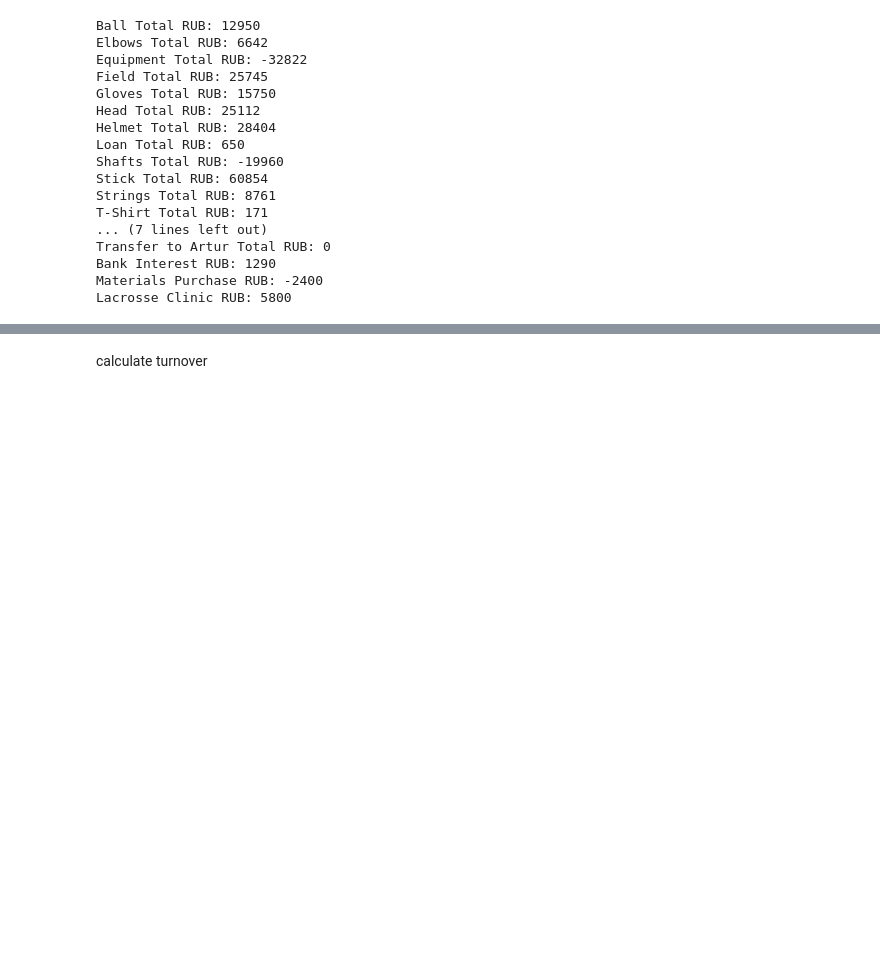
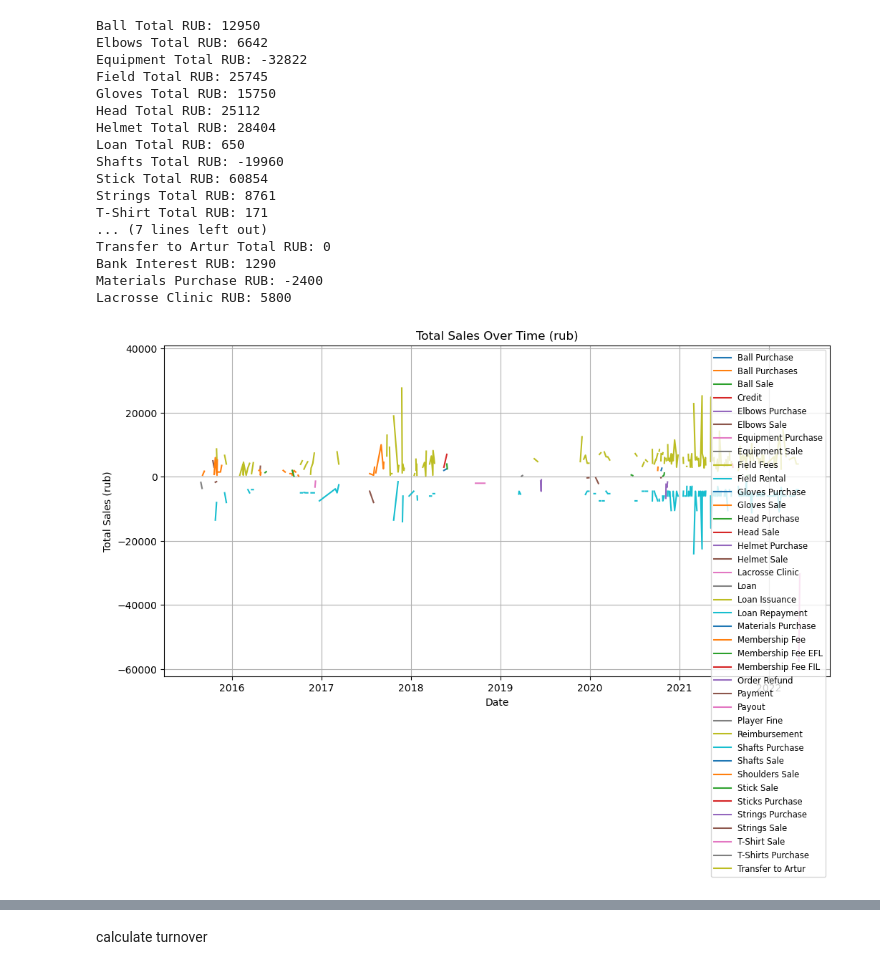
Before and after one commit to Unclegeenoo/Data-Science-Portfolio, a Jupyter notebook: Python_Projects/exploratory analysis.ipynb, the cells around one changed output, grey strips where cells are left out. Saved outputs shown, nothing was run; the diff lists cells and outputs as text; code cells hidden in the pictures; blank space fills up the shorter version.

```diff
--- a/Python_Projects/exploratory analysis.ipynb
+++ b/Python_Projects/exploratory analysis.ipynb
@@ -529,3 +558,20 @@ Transfer to Artur Total RUB: 0
 Bank Interest RUB: 1290
 Materials Purchase RUB: -2400
 Lacrosse Clinic RUB: 5800
+# %%
+# Group the rub data by Date and the revenue variable and sum the "Sum" column
+revenue_data_rub = df_fin_rub.groupby(['Date', 'Operation'])['Sum'].sum().unstack()
+
+# Plot the data for each revenue variable
+plt.figure(figsize=(12, 6))
+for operation in revenue_data_rub.columns:
+    plt.plot(revenue_data_rub.index, revenue_data_rub[operation], label=operation)
+
+plt.xlabel('Date')
+plt.ylabel('Total Sales (rub)')
+plt.title('Total Sales Over Time (rub)')
+plt.legend(loc='upper right', fontsize='small')
+plt.grid(True)
+plt.show()
+# %% [output]
+[figure, added]
```
Also changed, not shown: parts of 14 cells of this notebook.
